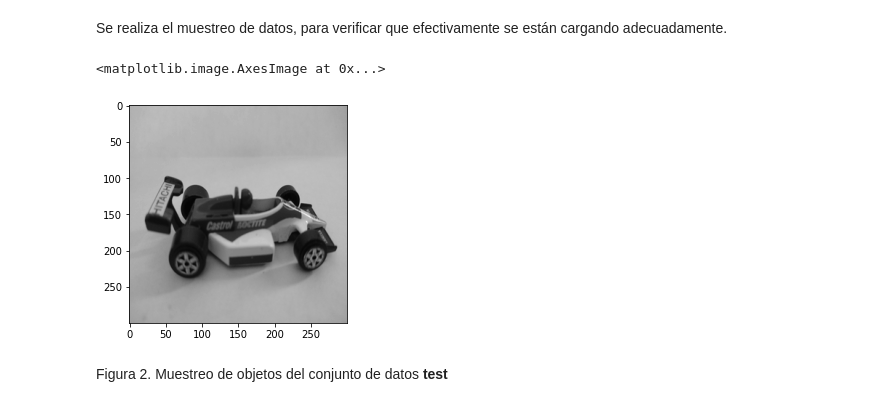
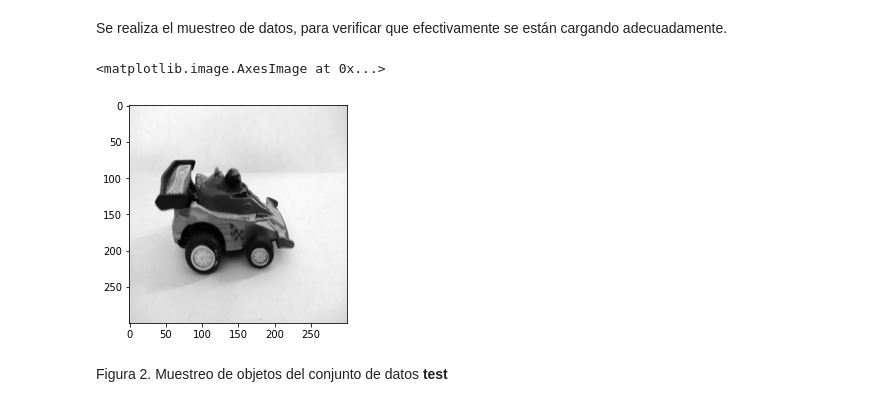
Before and after one commit to gbetanzos/objetos_ia, a Jupyter notebook: code/HAIA - Clasificador de Objetos.ipynb, the cells around one changed output. Drawn from its saved outputs; the diff is of its cells as text; code cells hidden in the pictures.

```diff
--- a/code/HAIA - Clasificador de Objetos.ipynb
+++ b/code/HAIA - Clasificador de Objetos.ipynb
@@ -250,10 +251,10 @@ test_data = load_test_data(classes)
 # %% [markdown]
 Se realiza el muestreo de datos, para verificar que efectivamente se están cargando adecuadamente.
 # %%
-plt.imshow(test_data[21][0], cmap = 'gist_gray')
+plt.imshow(test_data[15][0], cmap = 'gist_gray')
 # %% [output]
 <matplotlib.image.AxesImage at 0x...>
-[figure, old version]
+[figure, new version]
 # %% [markdown]
 Figura 2. Muestreo de objetos del conjunto de datos **test**
 # %% [markdown]
```
Also changed, not shown: parts of 8 cells of this notebook, 1 other file.
